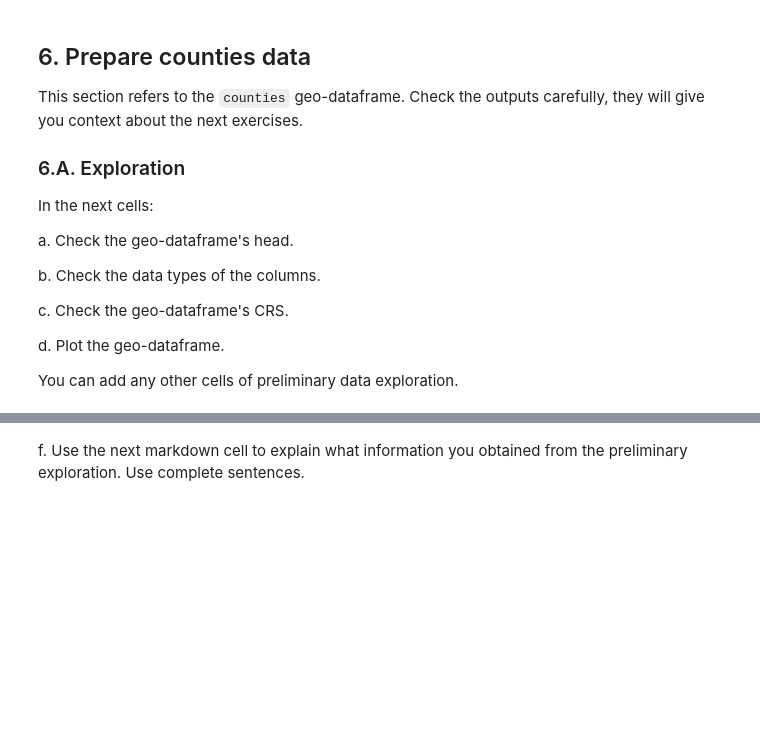
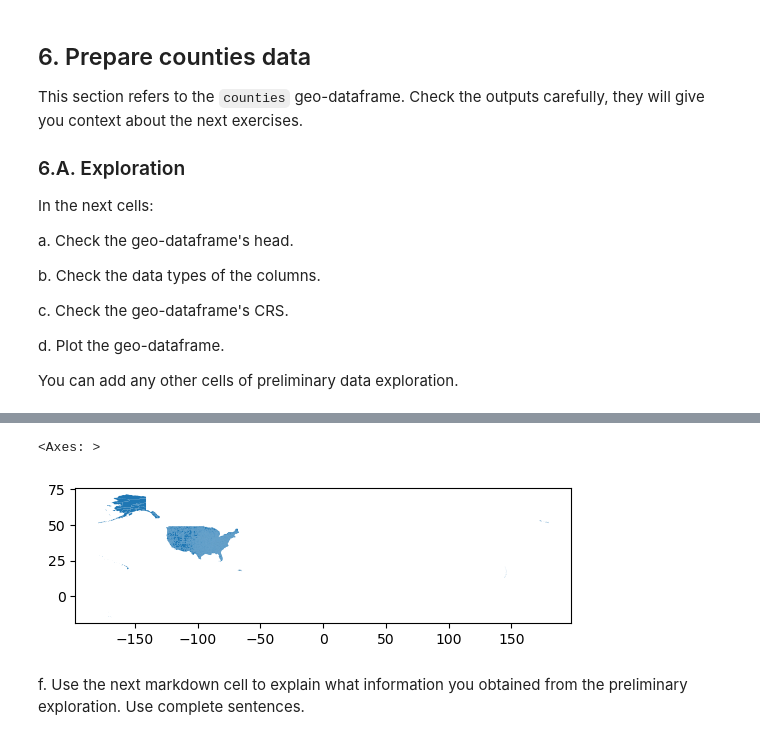
Before and after one commit to Aoverbye/eds220-hwk3, a Jupyter notebook: hwk3-task2-oil-spills.ipynb, the cells around one changed output, grey strips where cells are left out. Drawn from its saved outputs; the diff is of its cells as text; code cells hidden in the pictures; blank space fills up the shorter version.

```diff
--- a/hwk3-task2-oil-spills.ipynb
+++ b/hwk3-task2-oil-spills.ipynb
@@ -274,5 +342,9 @@ You can add any other cells of preliminary data exploration.
 # %%
 # d. Your code here
+counties.plot()
+# %% [output]
+<Axes: >
+[figure, added]
 # %% [markdown]
 <!-- BEGIN QUESTION -->
 
```
Also changed, not shown: parts of 23 cells of this notebook.
